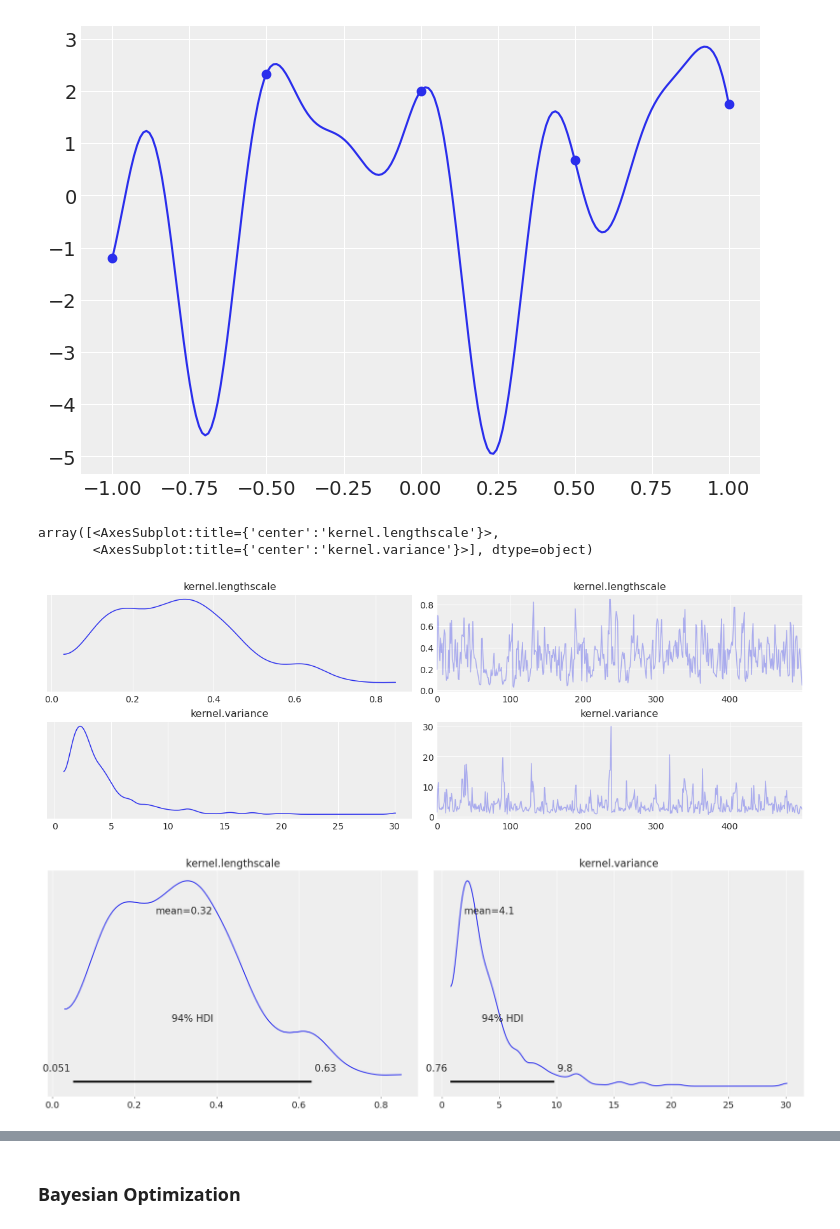
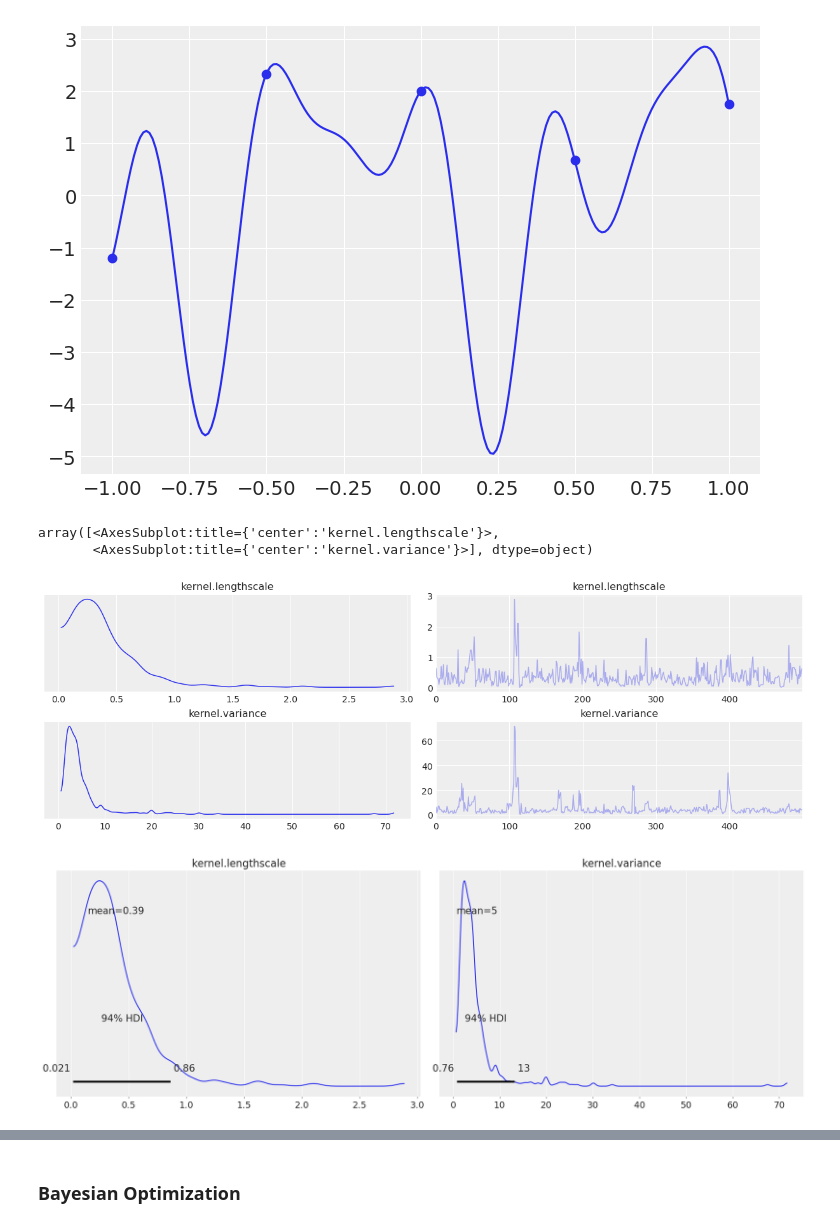
Before and after one commit to jsr-p/pmldiku-exam-paper, a Jupyter notebook: code/notebooks/B/exam_B_julius.ipynb, the cells around one changed output, grey strips where cells are left out. Saved outputs shown, nothing was run; the diff lists cells and outputs as text; code cells hidden in the pictures.

```diff
--- a/code/notebooks/B/exam_B_julius.ipynb
+++ b/code/notebooks/B/exam_B_julius.ipynb
@@ -31,30 +31,31 @@ plt.plot(X_star,y_star)
 # %%
 # trying with MCMC
 pyro.clear_param_store()
 
 no_samples = 500
 
-kernel = gp.kernels.RBF(input_dim=1)
+# kernel = gp.kernels.RBF(input_dim=1)
+kernel = gp.kernels.Matern32(input_dim=1)
 
 kernel.variance = pyro.nn.PyroSample(dist.LogNormal(torch.tensor(0.0), torch.tensor(2.0)))
 kernel.lengthscale = pyro.nn.PyroSample(dist.LogNormal(torch.tensor(-1.0), torch.tensor(1.0)))
 
 gpr = gp.models.GPRegression(X, y, kernel, noise=torch.tensor(10.0**(-4)))
 
 nuts_kernel = NUTS(gpr.model)
 mcmc = MCMC(nuts_kernel, num_samples=no_samples)
 mcmc.run()
 
 posterior_ls = mcmc.get_samples()["kernel.lengthscale"]
 posterior_var = mcmc.get_samples()['kernel.variance']
 
 az.plot_trace(mcmc.get_samples(),compact=False)
 az.plot_posterior(mcmc.get_samples())
 # %% [output]
 array([<AxesSubplot:title={'center':'kernel.lengthscale'}>,
        <AxesSubplot:title={'center':'kernel.variance'}>], dtype=object)
-[figure, old version]
+[figure, new version]
-[figure, old version]
+[figure, new version]
 # %%
 # compute predictive mean and variance at x_stars
 
```
Also changed, not shown: parts of 3 cells of this notebook.
